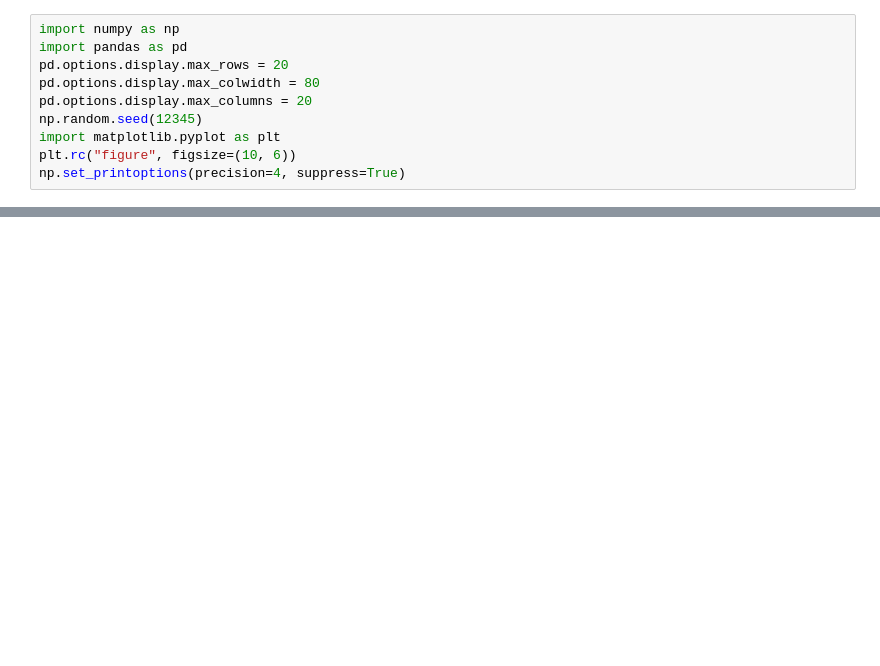
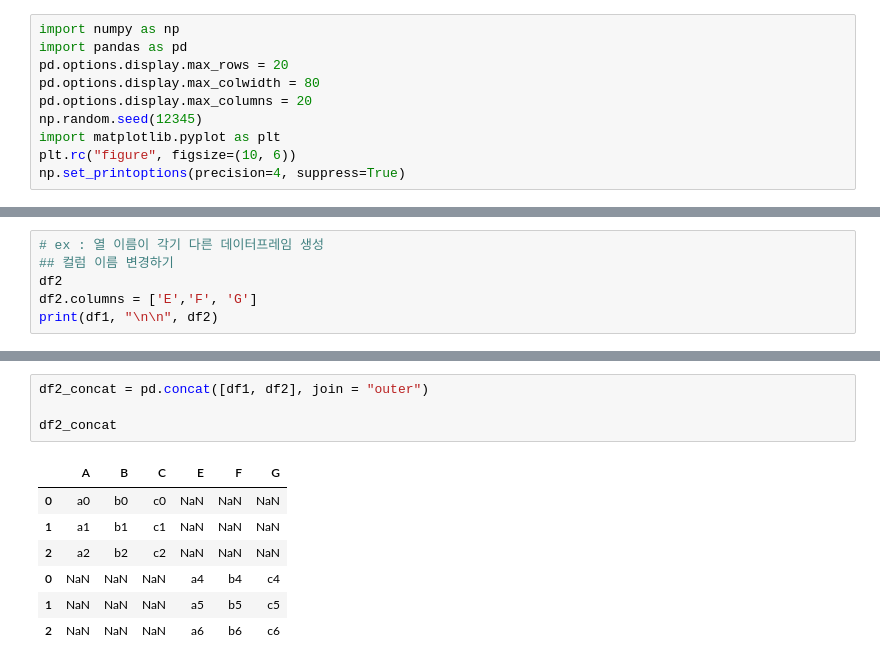
Before and after one commit to Sungjaehwan/python_basic_1, a Jupyter notebook: ch08_update_class.ipynb, the cells around one changed output, grey strips where cells are left out. Saved outputs shown, nothing was run; the diff lists cells and outputs as text; blank space fills up the shorter version.

```diff
--- a/ch08_update_class.ipynb
+++ b/ch08_update_class.ipynb
@@ -128,0 +741,6 @@ pd.merge(df3, df4, left_on="lkey", right_on="rkey", how="outer")
+# %%
+# ex : 열 이름이 각기 다른 데이터프레임 생성
+## 컬럼 이름 변경하기
+df2
+df2.columns = ['E','F', 'G']
+print(df1, "\n\n", df2)
@@ -128,0 +757,12 @@ pd.merge(df3, df4, left_on="lkey", right_on="rkey", how="outer")
+# %%
+df2_concat = pd.concat([df1, df2], join = "outer")
+
+df2_concat
+# %% [output]
+|  | A | B | C | E | F | G |
+| 0 | a0 | b0 | c0 | NaN | NaN | NaN |
+| 1 | a1 | b1 | c1 | NaN | NaN | NaN |
+| 2 | a2 | b2 | c2 | NaN | NaN | NaN |
+| 0 | NaN | NaN | NaN | a4 | b4 | c4 |
+| 1 | NaN | NaN | NaN | a5 | b5 | c5 |
+| 2 | NaN | NaN | NaN | a6 | b6 | c6 |
```
Also changed, not shown: parts of 80 cells of this notebook.
